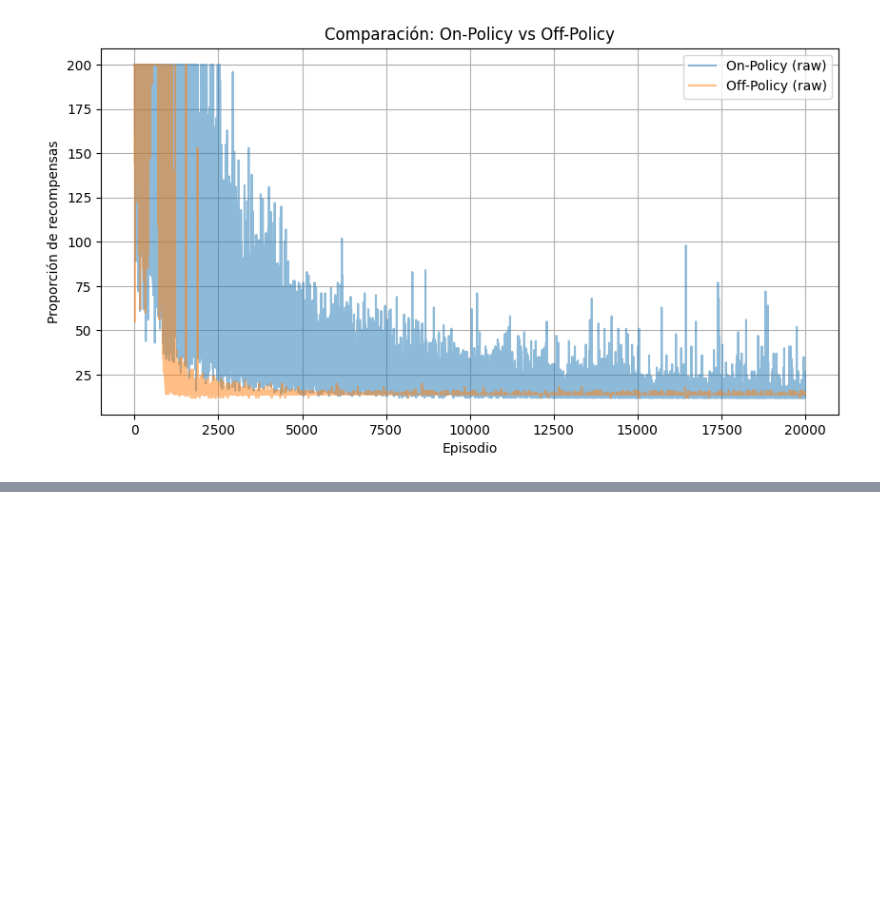
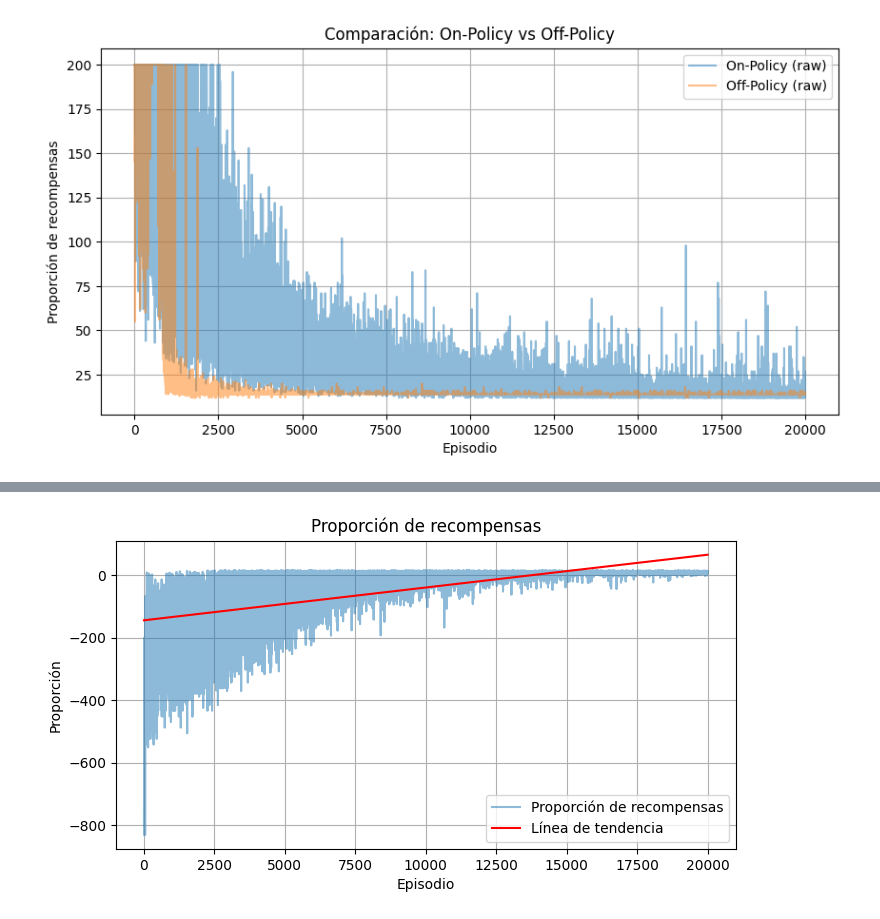
Before and after one commit to MrCharli03/RL_BFRRCE, a Jupyter notebook: NotebookTD.ipynb, the cells around one changed output, grey strips where cells are left out. Cells and saved outputs as stored; diff of their text form; code cells hidden in the pictures; blank space fills up the shorter version.

```diff
--- a/NotebookTD.ipynb
+++ b/NotebookTD.ipynb
@@ -938,0 +944,40 @@ plot_comparison(episodes_sizes_sarsa, episodes_sizes_ql)
+# %%
+class SARSASemiGradient:
+    def __init__(self, env, alpha=0.01, gamma=0.99, epsilon=1.0, epsilon_decay=0.9999, min_epsilon=0.01):
+        self.env = env
+        self.alpha = alpha
+        self.gamma = gamma
+        self.epsilon = epsilon
+        self.epsilon_decay = epsilon_decay
+        self.min_epsilon = min_epsilon
+
+        # Inicializar pesos w con valores pequeños
+        self.w = np.random.rand(env.observation_space.n, env.action_space.n) * 0.01
+
+    def featurize_state_action(self, state, action):
+        """Codificación simple de estado-acción como one-hot vector"""
+        features = np.zeros((self.env.observation_space.n, self.env.action_space.n))
+        features[state, action] = 1
+        return features
+
+    def q_value(self, state, action):
+        """Calcula Q(s,a) como w^T * x(s,a)"""
+        features = self.featurize_state_action(state, action)
+        return np.sum(self.w * features)
+
+    def get_action(self, state):
+        """Política epsilon-greedy"""
+        if np.random.rand() < self.epsilon:
+            return np.random.choice(self.env.action_space.n)  # Exploración
+        else:
+            return np.argmax([self.q_value(state, a) for a in range(self.env.action_space.n)])  # Explotación
+
+    def update(self, state, action, reward, next_state, next_action, done):
+        """Actualización de pesos w con semi-gradiente"""
+        features = self.featurize_state_action(state, action)
+        target = reward + (0 if done else self.gamma * self.q_value(next_state, next_action))
+        error = target - self.q_value(state, action)
+        self.w += self.alpha * error * features  # Gradiente ascendente
+
+        # Reducir epsilon
+        self.epsilon = max(self.epsilon * self.epsilon_decay, self.min_epsilon)
@@ -938,0 +1052,4 @@ plot_comparison(episodes_sizes_sarsa, episodes_sizes_ql)
+# %%
+plot(rewards_per_episode_sarsa_sg)  # Pass only rewards_per_episode
+# %% [output]
+[figure, added]
```
Also changed, not shown: parts of 42 cells of this notebook.
